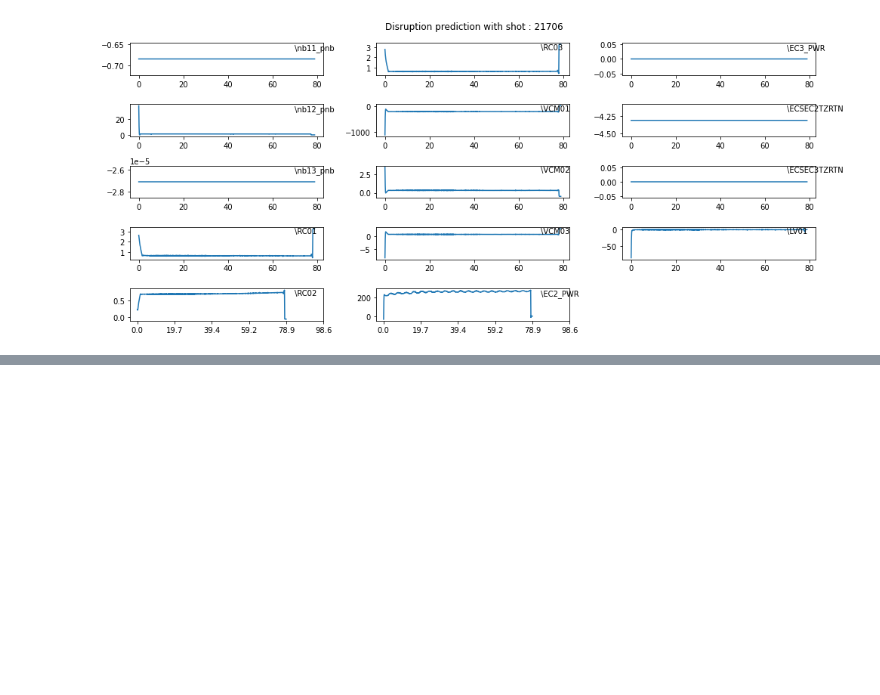
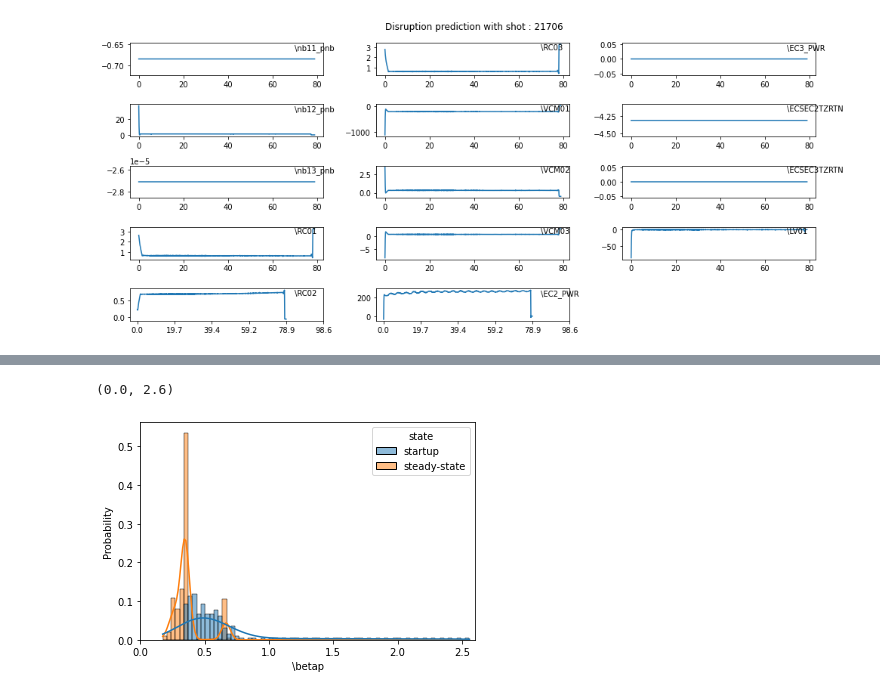
Before and after one commit to ZINZINBIN/Tokamak-Plasma-Operation-Control-based-on-RL, a Jupyter notebook: temp.ipynb, the cells around one changed output, grey strips where cells are left out. Drawn from its saved outputs; the diff is of its cells as text; code cells hidden in the pictures; blank space fills up the shorter version.

```diff
--- a/temp.ipynb
+++ b/temp.ipynb
@@ -212,0 +326,7 @@ plt.show()
+# %%
+import matplotlib.pyplot as plt
+sns.histplot(data = shot_data, hue = 'state', x = '\\betap', kde = True, stat = 'probability', discrete = False, common_norm = False)
+plt.xlim([0,2.6])
+# %% [output]
+(0.0, 2.6)
+[figure, added]
```
Also changed, not shown: parts of 23 cells of this notebook, 33 other files.
